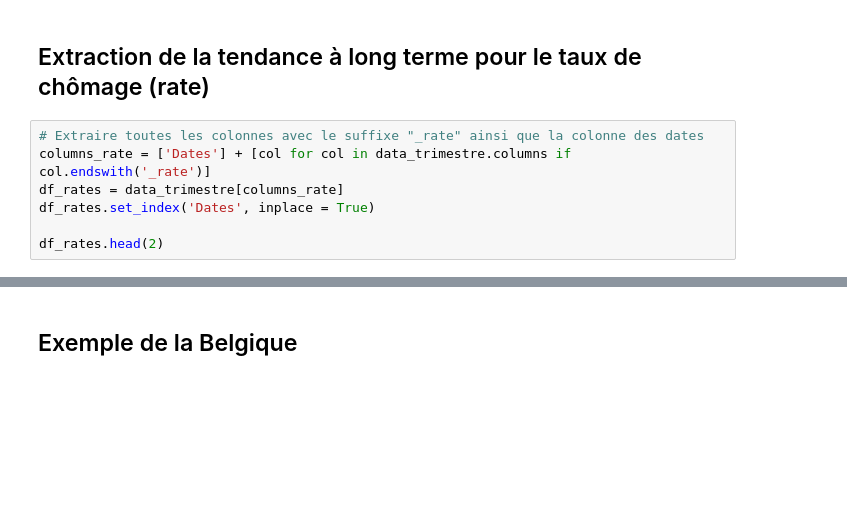
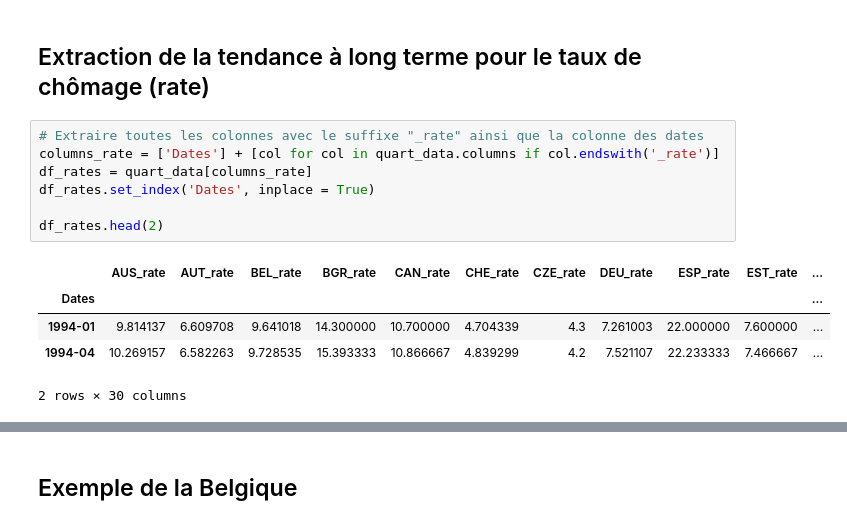
Before and after one commit to Marimar4/Projet-Python, a Jupyter notebook: monmodule/Modélisation.ipynb, the cells around one changed output, grey strips where cells are left out. Saved outputs shown, nothing was run; the diff lists cells and outputs as text; blank space fills up the shorter version.

```diff
--- a/monmodule/Modélisation.ipynb
+++ b/monmodule/Modélisation.ipynb
@@ -67,10 +71,16 @@ data_trimestre.head(2)
 ## Extraction de la tendance à long terme pour le taux de chômage (rate)
 # %%
 # Extraire toutes les colonnes avec le suffixe "_rate" ainsi que la colonne des dates
-columns_rate = ['Dates'] + [col for col in data_trimestre.columns if col.endswith('_rate')]
-df_rates = data_trimestre[columns_rate]
+columns_rate = ['Dates'] + [col for col in quart_data.columns if col.endswith('_rate')]
+df_rates = quart_data[columns_rate]
 df_rates.set_index('Dates', inplace = True)
 
 df_rates.head(2)
+# %% [output]
+|  | AUS_rate | AUT_rate | BEL_rate | BGR_rate | CAN_rate | CHE_rate | CZE_rate | DEU_rate | ESP_rate | EST_rate | ... |
+| Dates |  |  |  |  |  |  |  |  |  |  | ... |
+| 1994-01 | 9.814137 | 6.609708 | 9.641018 | 14.300000 | 10.700000 | 4.704339 | 4.3 | 7.261003 | 22.000000 | 7.600000 | ... |
+| 1994-04 | 10.269157 | 6.582263 | 9.728535 | 15.393333 | 10.866667 | 4.839299 | 4.2 | 7.521107 | 22.233333 | 7.466667 | ... |
+2 rows × 30 columns
 # %%
 # Extraire toutes les colonnes avec le suffixe "_gdp" ainsi que la colonne des dates
```
Also changed, not shown: parts of 4 cells of this notebook, 3 other files.
